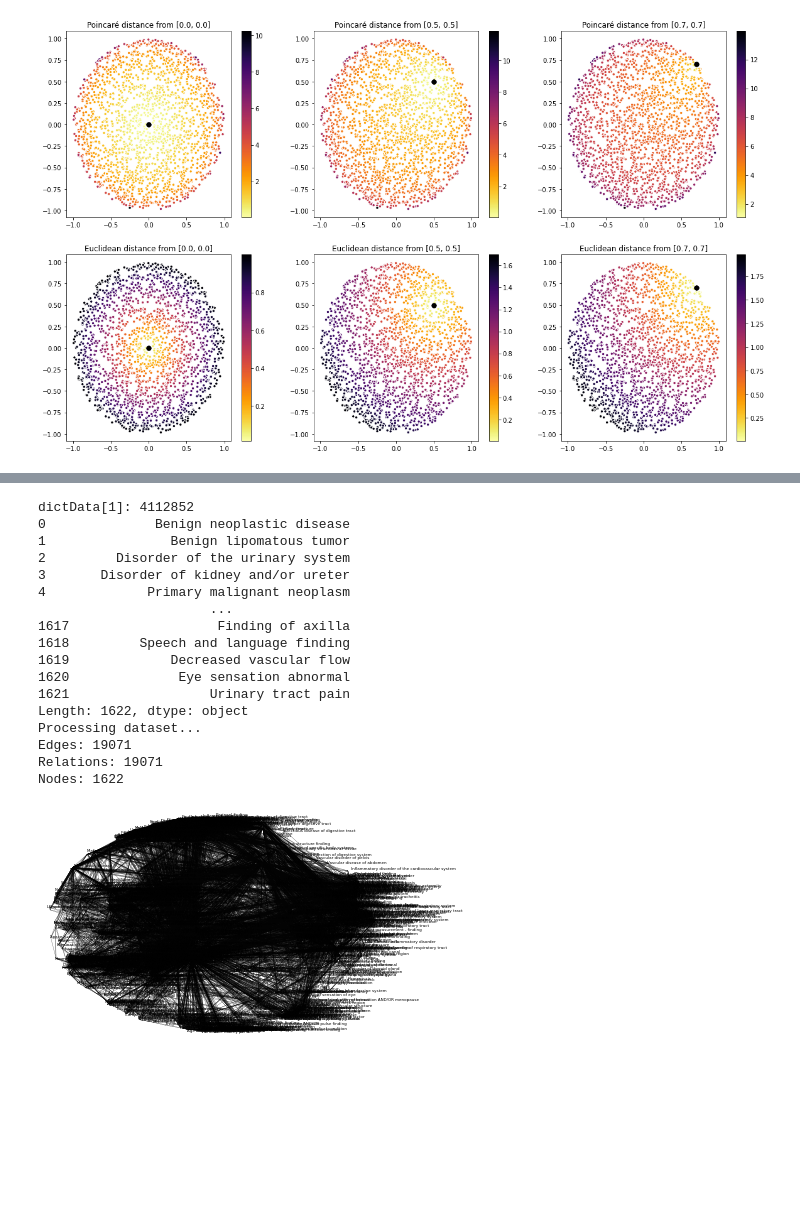
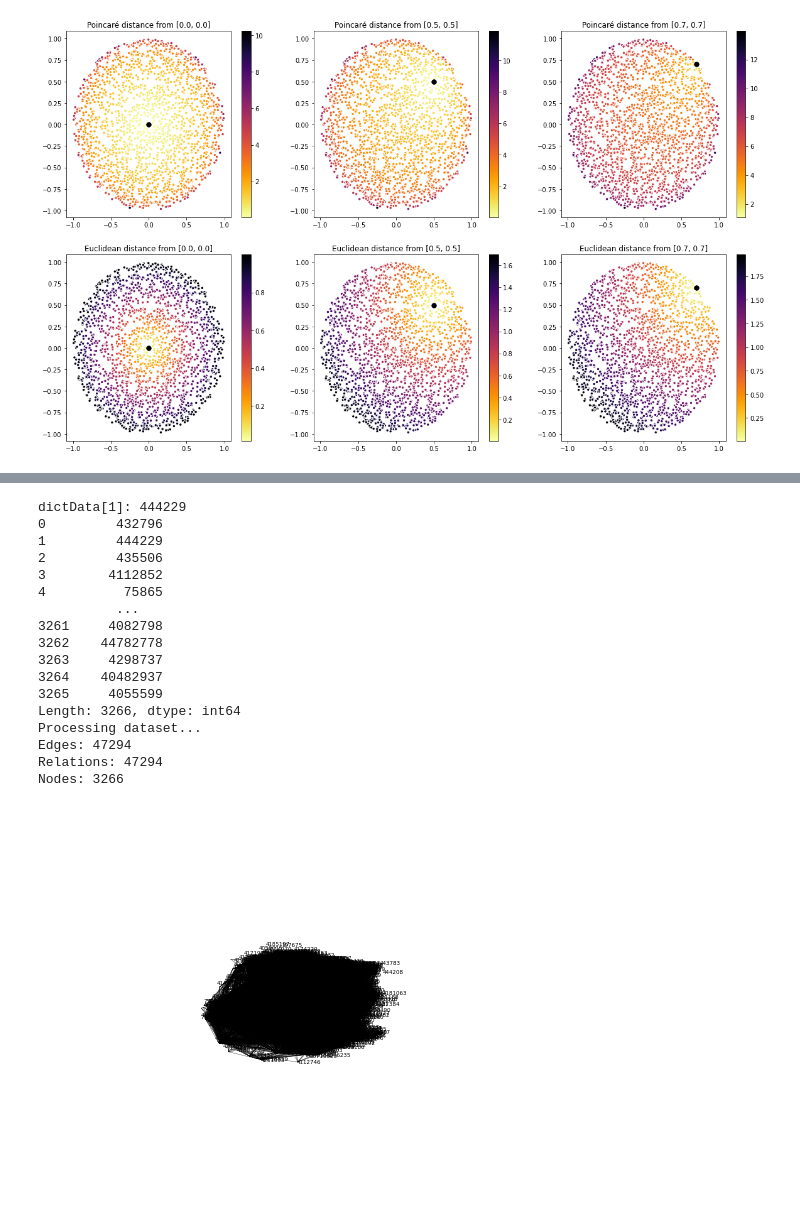
Before and after one commit to mi-erasmusmc/omop-poincare, a Jupyter notebook: main_notebook.ipynb, the cells around one changed output, grey strips where cells are left out. Cells and saved outputs as stored; diff of their text form; code cells hidden in the pictures; blank space fills up the shorter version.

```diff
--- a/main_notebook.ipynb
+++ b/main_notebook.ipynb
@@ -13,9 +13,10 @@ from shared.io import read_data, read_ref
 from shared.math import eval_reconstruction
 from train import init_torch_objects, train
 
-OUT_DIMENSIONS = 25
+OUT_DIMENSIONS = 50
 NEG_SAMPLES = 10
 EPOCH = 50
+DEVICE = "cpu" # or "cpu"
 torch.set_default_dtype(torch.float64)
 # %%
 # Plot geodesic comparison between Poincaré and Euclidean
@@ -33,6 +34,10 @@ ref = read_ref(ref_path)
 
 # initialize torch objects for the training loop
 model, optimizer, loss_func = init_torch_objects(objects, OUT_DIMENSIONS)
+
+if "cuda:1" == DEVICE:
+    model = model.to(DEVICE)
+
 # ToDo: implement function to load embedding and continue training
 # %% [output]
 Processing dataset...
@@ -67,7 +72,7 @@ Epoch: 8
 Epoch: 9
 ... (49 outputs left out)
 # %%
-dict_data = get_dict_data(objects, ref, dict_type="name")
+dict_data = get_dict_data(objects, ref, dict_type="blabla")
 # model = torch.load("poincare_model_dim_2.pt")
 # coordinates = model["state_dict"]["embedding.weight"].numpy()
 # print(model.state_dict()['embedding.weight'])
@@ -94,47 +99,47 @@ plt.figure()
 plt.xlim(-1, 1)
 plt.ylim(-1, 1)
 plt.axis('off')
 
 data, weights, objects, neighbors, diff_summed, num_relations = read_data("data/pars.csv")
 
 # add some jitter to better see labels
 jitter = 0.02
 jitter_x = np.random.uniform(low=-jitter, high = jitter, size=(coordinates.shape[0], ))
 jitter_y = np.random.uniform(low=-jitter, high = jitter, size=(coordinates.shape[0], ))
 
 for x in range(coordinates.shape[0]):
     plt.annotate(dict_data[x], (coordinates[x,0].detach().numpy()+jitter_x[x],
                                coordinates[x,1].detach().numpy()+jitter_y[x]), fontsize=4)
     # plt.annotate(dictData[x], (coordinates[x,0]*100, coordinates[x,1]*100),
     #              bbox={"fc":"white", "alpha":0.9}, fontsize=4)
 
 # Plot edges of original hierarchy
 for i in range(data.shape[0]):
     x_values = [coordinates[data[i][0], 0].detach().numpy(), coordinates[data[i][1], 0].detach().numpy()]
     y_values = [coordinates[data[i][0], 1].detach().numpy(), coordinates[data[i][1], 1].detach().numpy()]
 #
 #     x_val = [coordinates[data[x][0],0].detach().numpy(), coordinates[data[x][1],1].detach().numpy()]
 #     y_val = [coordinates[data[x][0],0].detach().numpy(), coordinates[data[x][1],1].detach().numpy()]
     plt.plot(x_values, y_values, color="black", linewidth=0.2)
 
 plt.savefig(Path("output", "hierarchy_embed.png"), dpi=300, facecolor="white")
 plt.show()
 # %% [output]
-dictData[1]: 4112852
-0              Benign neoplastic disease
-1                Benign lipomatous tumor
-2         Disorder of the urinary system
-3       Disorder of kidney and/or ureter
-4             Primary malignant neoplasm
-                      ...
-1617                   Finding of axilla
-1618         Speech and language finding
-1619             Decreased vascular flow
-1620              Eye sensation abnormal
-1621                  Urinary tract pain
-Length: 1622, dtype: object
+dictData[1]: 444229
+0         432796
+1         444229
+2         435506
+3        4112852
+4          75865
+          ...
+3261     4082798
+3262    44782778
+3263     4298737
+3264    40482937
+3265     4055599
+Length: 3266, dtype: int64
 Processing dataset...
-Edges: 19071
-Relations: 19071
-Nodes: 1622
+Edges: 47294
+Relations: 47294
+Nodes: 3266
-[figure, old version]
+[figure, new version]
```
Also changed, not shown: parts of 3 cells of this notebook, 4 other files.
